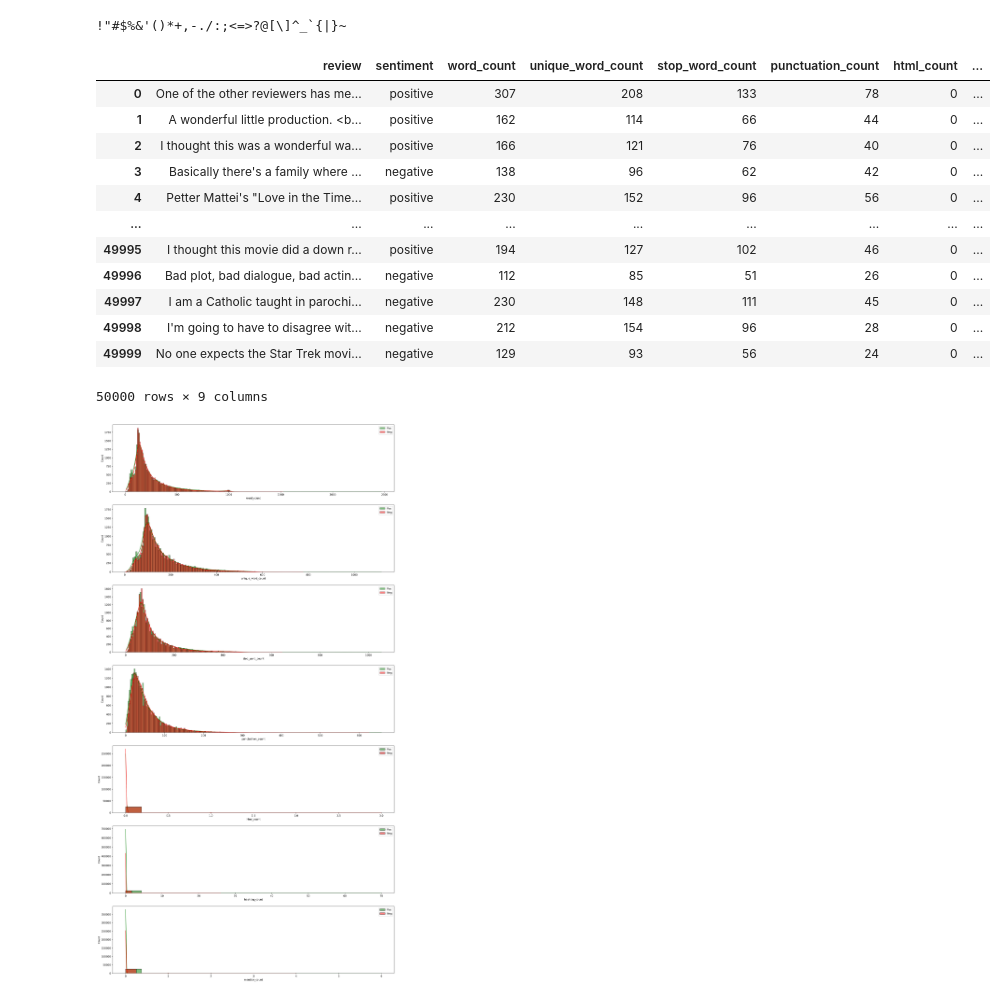
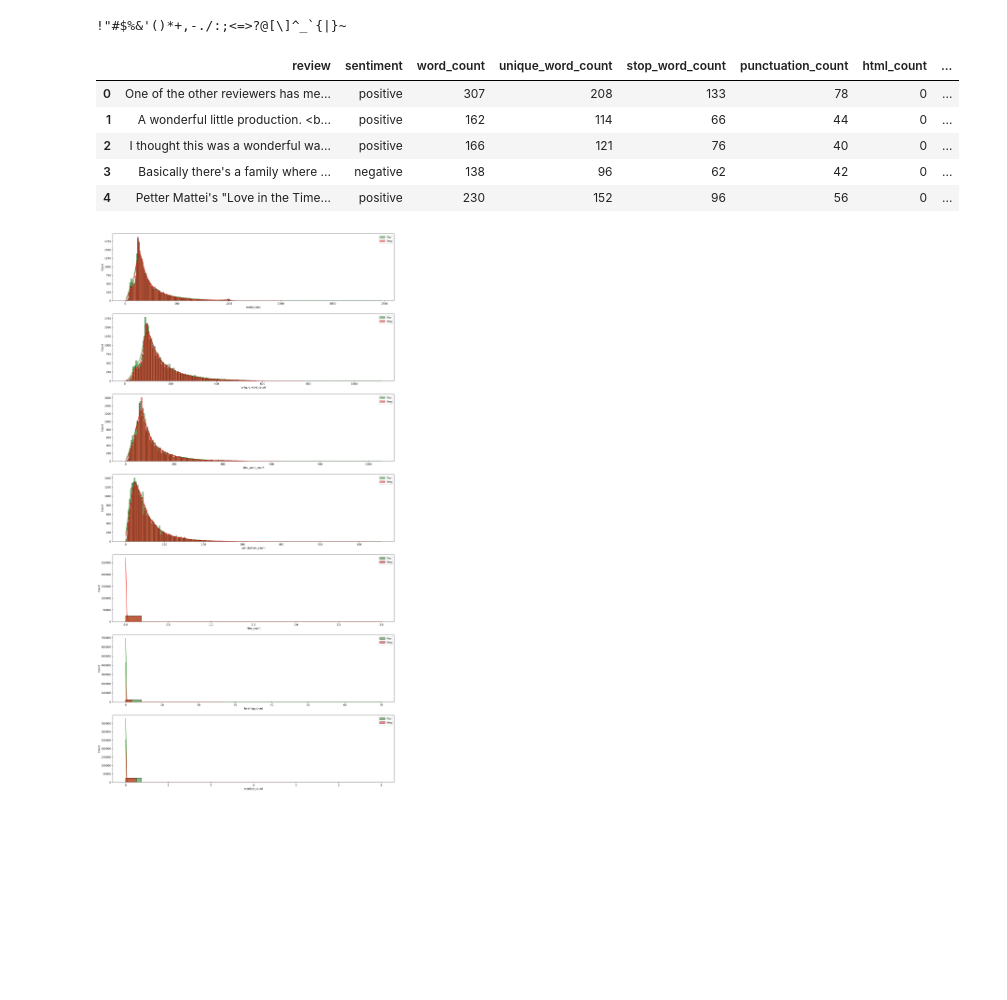
Before and after one commit to yongpingML/IMDB_sentiment_analysis, a Jupyter notebook: IMDB_sentiment_analysis_2.ipynb, the cells around one changed output. Saved outputs shown, nothing was run; the diff lists cells and outputs as text; code cells hidden in the pictures; blank space fills up the shorter version.

```diff
--- a/IMDB_sentiment_analysis_2.ipynb
+++ b/IMDB_sentiment_analysis_2.ipynb
@@ -110,21 +110,14 @@ df['mention_count'] = df['review'].apply(lambda x: len([c for c in str(x) if c =
 # hashtag count
 df['hashtag_count'] = df['review'].apply(lambda x: len([c for c in str(x) if c == '#']))
 # %%
-df
+df.head(5)
 # %% [output]
 |  | review | sentiment | word_count | unique_word_count | stop_word_count | punctuation_count | html_count | ... |
 | 0 | One of the other reviewers has me... | positive | 307 | 208 | 133 | 78 | 0 | ... |
 | 1 | A wonderful little production. <b... | positive | 162 | 114 | 66 | 44 | 0 | ... |
 | 2 | I thought this was a wonderful wa... | positive | 166 | 121 | 76 | 40 | 0 | ... |
 | 3 | Basically there's a family where ... | negative | 138 | 96 | 62 | 42 | 0 | ... |
 | 4 | Petter Mattei's "Love in the Time... | positive | 230 | 152 | 96 | 56 | 0 | ... |
-| ... | ... | ... | ... | ... | ... | ... | ... | ... |
-| 49995 | I thought this movie did a down r... | positive | 194 | 127 | 102 | 46 | 0 | ... |
-| 49996 | Bad plot, bad dialogue, bad actin... | negative | 112 | 85 | 51 | 26 | 0 | ... |
-| 49997 | I am a Catholic taught in parochi... | negative | 230 | 148 | 111 | 45 | 0 | ... |
-| 49998 | I'm going to have to disagree wit... | negative | 212 | 154 | 96 | 28 | 0 | ... |
-| 49999 | No one expects the Star Trek movi... | negative | 129 | 93 | 56 | 24 | 0 | ... |
-50000 rows × 9 columns
 # %%
 wordanalysis = ['word_count', 'unique_word_count', 'stop_word_count', 'punctuation_count', 'html_count', 'hashtag_count', 'mention_count']
 
```
Also changed, not shown: parts of 9 cells of this notebook.
